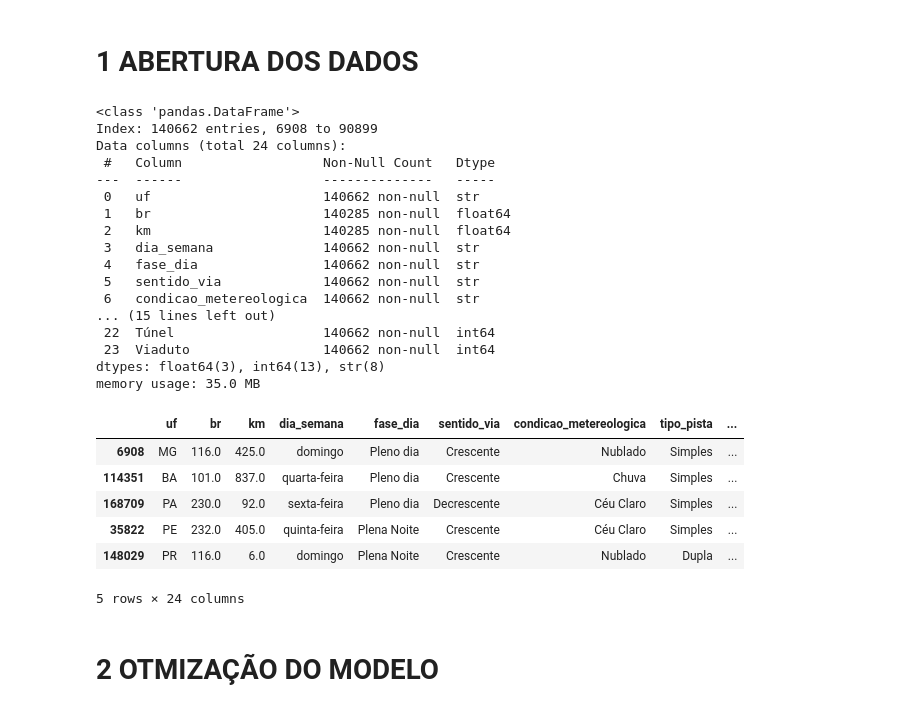
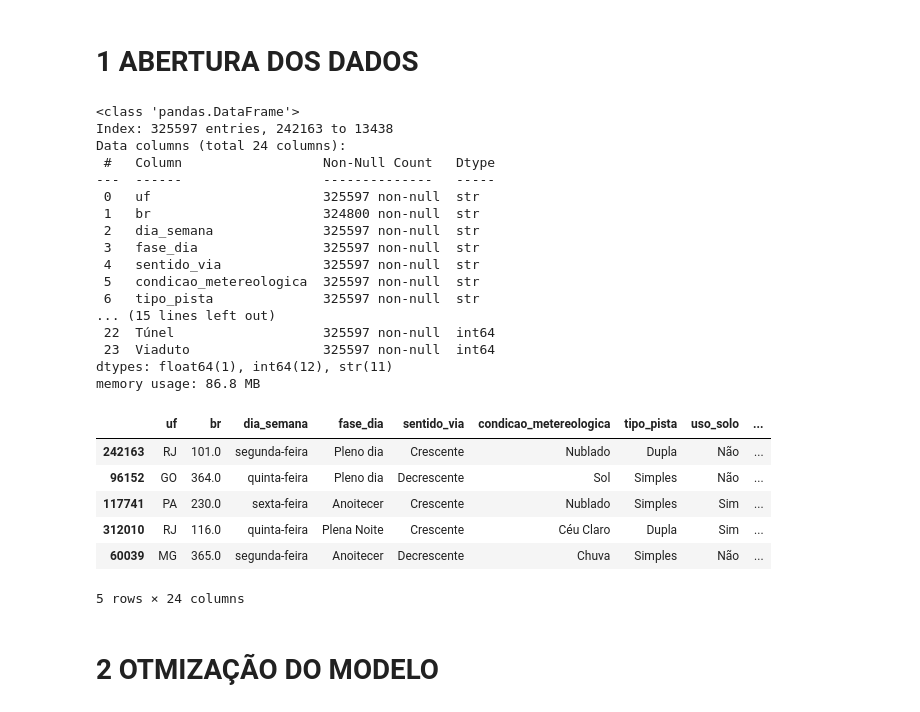
Before and after one commit to elainerreis/predicao_acidentes_rodoviarios, a Jupyter notebook: notebooks/03_rl_training.ipynb, the cells around one changed output. Saved outputs shown, nothing was run; the diff lists cells and outputs as text; code cells hidden in the pictures.

```diff
--- a/notebooks/03_rl_training.ipynb
+++ b/notebooks/03_rl_training.ipynb
@@ -15,43 +16,44 @@ from sklearn.metrics import PrecisionRecallDisplay
 from sklearn.metrics import f1_score
 # %% [markdown]
 # 1 ABERTURA DOS DADOS
-# %%
-# Caminho
-data_dir = "C:/Users/Elaine/Desktop/TCC_acidentes/models/"
-
-# Carregar o preprocess
-preprocess = joblib.load('preprocess.pkl')
-
-# Carregar os splits
-X_train, X_test, y_train, y_test = joblib.load('data_splits.pkl')
-
-X_train.info()
-X_train.head()
-# %% [output]
-<class 'pandas.DataFrame'>
-Index: 140662 entries, 6908 to 90899
-Data columns (total 24 columns):
- #   Column                  Non-Null Count   Dtype
----  ------                  --------------   -----
- 0   uf                      140662 non-null  str
- 1   br                      140285 non-null  float64
- 2   km                      140285 non-null  float64
- 3   dia_semana              140662 non-null  str
- 4   fase_dia                140662 non-null  str
- 5   sentido_via             140662 non-null  str
- 6   condicao_metereologica  140662 non-null  str
-... (15 lines left out)
- 22  Túnel                   140662 non-null  int64
- 23  Viaduto                 140662 non-null  int64
-dtypes: float64(3), int64(13), str(8)
-memory usage: 35.0 MB
-|  | uf | br | km | dia_semana | fase_dia | sentido_via | condicao_metereologica | tipo_pista | ... |
-| 6908 | MG | 116.0 | 425.0 | domingo | Pleno dia | Crescente | Nublado | Simples | ... |
-| 114351 | BA | 101.0 | 837.0 | quarta-feira | Pleno dia | Crescente | Chuva | Simples | ... |
-| 168709 | PA | 230.0 | 92.0 | sexta-feira | Pleno dia | Decrescente | Céu Claro | Simples | ... |
-| 35822 | PE | 232.0 | 405.0 | quinta-feira | Plena Noite | Crescente | Céu Claro | Simples | ... |
-| 148029 | PR | 116.0 | 6.0 | domingo | Plena Noite | Crescente | Nublado | Dupla | ... |
-5 rows × 24 columns
+# %%
+BASE_DATA_DIR = Path().resolve().parent
+BASE_MODELS = BASE_DATA_DIR  / "data" / "modelos"
+# %%
+# 1. Carregamento dos splits
+caminho_prep = BASE_MODELS  / 'preprocess.pkl'
+caminho_splits = BASE_MODELS  / 'data_splits.pkl'
+
+
+preprocess = joblib.load(caminho_prep)
+X_train, X_test, y_train, y_test = joblib.load(caminho_splits)
+X_train.info()
+X_train.head()
+# %% [output]
+<class 'pandas.DataFrame'>
+Index: 325597 entries, 242163 to 13438
+Data columns (total 24 columns):
+ #   Column                  Non-Null Count   Dtype
+---  ------                  --------------   -----
+ 0   uf                      325597 non-null  str
+ 1   br                      324800 non-null  str
+ 2   dia_semana              325597 non-null  str
+ 3   fase_dia                325597 non-null  str
+ 4   sentido_via             325597 non-null  str
+ 5   condicao_metereologica  325597 non-null  str
+ 6   tipo_pista              325597 non-null  str
+... (15 lines left out)
+ 22  Túnel                   325597 non-null  int64
+ 23  Viaduto                 325597 non-null  int64
+dtypes: float64(1), int64(12), str(11)
+memory usage: 86.8 MB
+|  | uf | br | dia_semana | fase_dia | sentido_via | condicao_metereologica | tipo_pista | uso_solo | ... |
+| 242163 | RJ | 101.0 | segunda-feira | Pleno dia | Crescente | Nublado | Dupla | Não | ... |
+| 96152 | GO | 364.0 | quinta-feira | Pleno dia | Decrescente | Sol | Simples | Não | ... |
+| 117741 | PA | 230.0 | sexta-feira | Anoitecer | Crescente | Nublado | Simples | Sim | ... |
+| 312010 | RJ | 116.0 | quinta-feira | Plena Noite | Crescente | Céu Claro | Dupla | Sim | ... |
+| 60039 | MG | 365.0 | segunda-feira | Anoitecer | Decrescente | Chuva | Simples | Não | ... |
+5 rows × 24 columns
 # %% [markdown]
 # 2 OTMIZAÇÃO DO MODELO
 # %%
```
Also changed, not shown: parts of 1 cell of this notebook, 3 other files.
